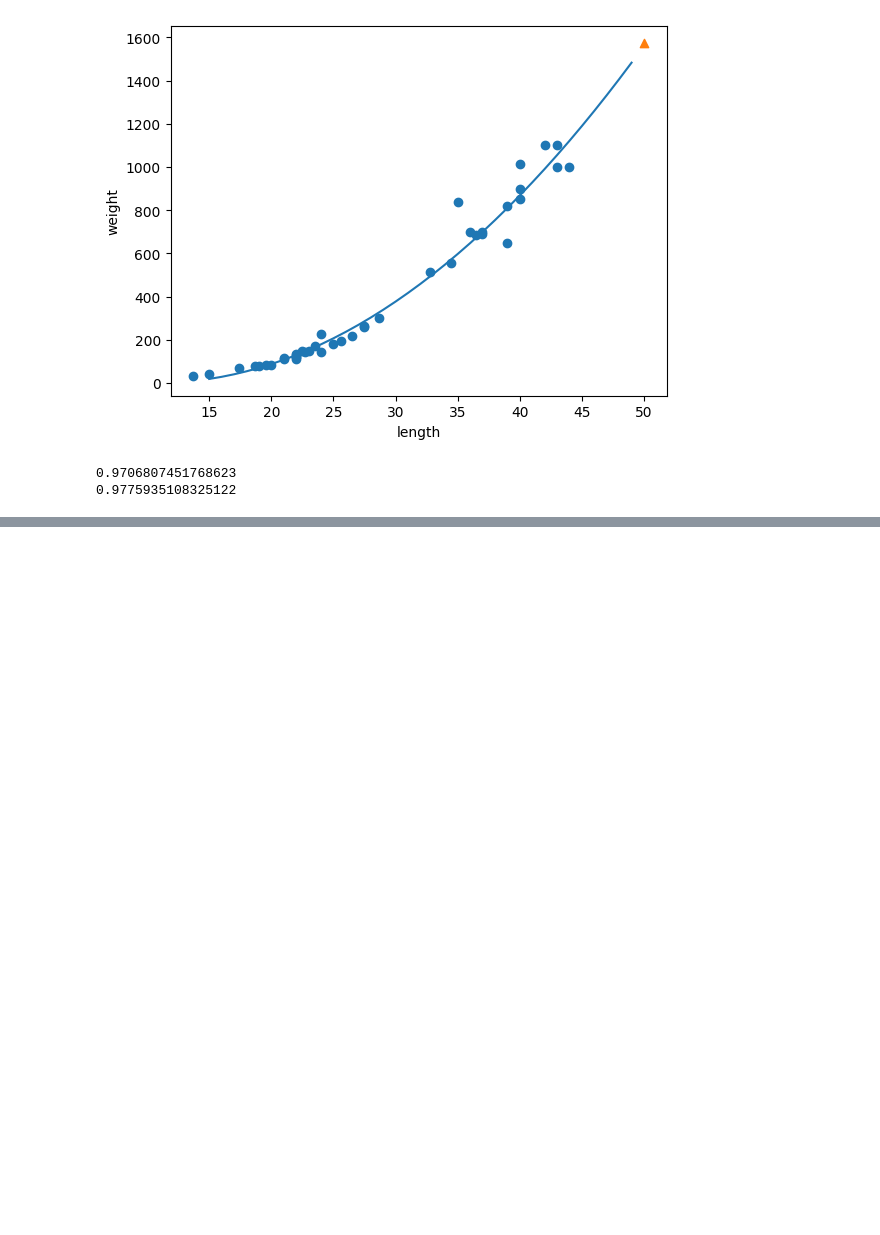
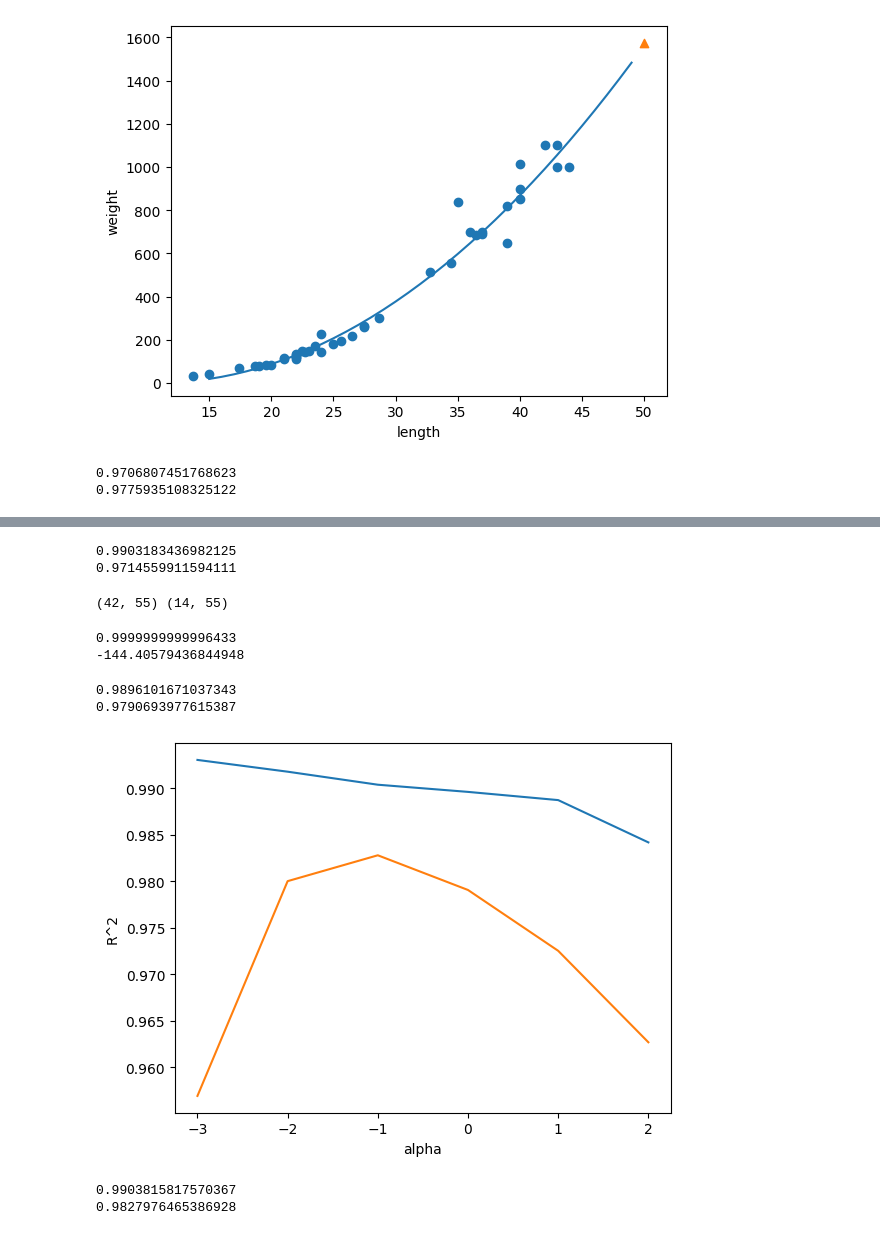
Before and after one commit to Juseong-Yu/hongonmachine, a Jupyter notebook: 혼공머신.ipynb, the cells around one changed output, grey strips where cells are left out. Drawn from its saved outputs; the diff is of its cells as text; code cells hidden in the pictures; blank space fills up the shorter version.

```diff
--- a/혼공머신.ipynb
+++ b/혼공머신.ipynb
@@ -535,0 +580,77 @@ print(lr.score(test_poly, test_target))
+# %%
+# 선형 회귀 모델 훈련
+from sklearn.linear_model import LinearRegression
+
+lr = LinearRegression()
+lr.fit(train_poly, train_target)
+print(lr.score(train_poly, train_target))
+print(lr.score(test_poly, test_target))
+# %% [output]
+0.9903183436982125
+0.9714559911594111
+# %%
+# 특성 추가시에 5제곱항까지 추가해보기
+poly = PolynomialFeatures(degree = 5,include_bias=False)
+poly.fit(train_input)
+train_poly = poly.transform(train_input)
+test_poly = poly.transform(test_input)
+print(train_poly.shape, test_poly.shape) # 특성이 3개에서 55개로 바뀌었다
+# %% [output]
+(42, 55) (14, 55)
+# %%
+# 선형회귀모델 훈련후 점수 확인
+lr.fit(train_poly, train_target)
+print(lr.score(train_poly, train_target))
+print(lr.score(test_poly, test_target)) # 문제 있음
+# %% [output]
+0.9999999999996433
+-144.40579436844948
+# %%
+# StandardScaler 를 이용해 값을 정규화
+from sklearn.preprocessing import StandardScaler
+
+ss = StandardScaler()
+ss.fit(train_poly)
+train_scaled = ss.transform(train_poly)
+test_scaled = ss.transform(test_poly)
+# %%
+# 릿지를 이용해 회귀 모델 규제
+from sklearn.linear_model import Ridge
+
+ridge = Ridge()
+ridge.fit(train_scaled, train_target)
+print(ridge.score(train_scaled, train_target))
+print(ridge.score(test_scaled, test_target))
+# %% [output]
+0.9896101671037343
+0.9790693977615387
+# %%
+# 릿지를 잘하기 위해 alpha 값을 변환해가며 최적의 값 구하기
+import matplotlib.pyplot as plt
+
+train_score = []
+test_score = []
+
+alpha_list = [0.001, 0.01, 0.1, 1, 10, 100]
+for alpha in alpha_list:
+  ridge = Ridge(alpha = alpha)
+  ridge.fit(train_scaled, train_target)
+  train_score.append(ridge.score(train_scaled, train_target))
+  test_score.append(ridge.score(test_scaled, test_target))
+
+plt.plot(np.log10(alpha_list), train_score)
+plt.plot(np.log10(alpha_list), test_score)
+plt.xlabel('alpha')
+plt.ylabel('R^2')
+plt.show()
+# %% [output]
+[figure, added]
+# %%
+# alpha를 최적의 값인 0.1에 설정하고 결정계수 확인
+ridge = Ridge(alpha = 0.1)
+ridge.fit(train_scaled, train_target)
+print(ridge.score(train_scaled, train_target))
+print(ridge.score(test_scaled, test_target))
+# %% [output]
+0.9903815817570367
+0.9827976465386928
```
Also changed, not shown: parts of 9 cells of this notebook.
